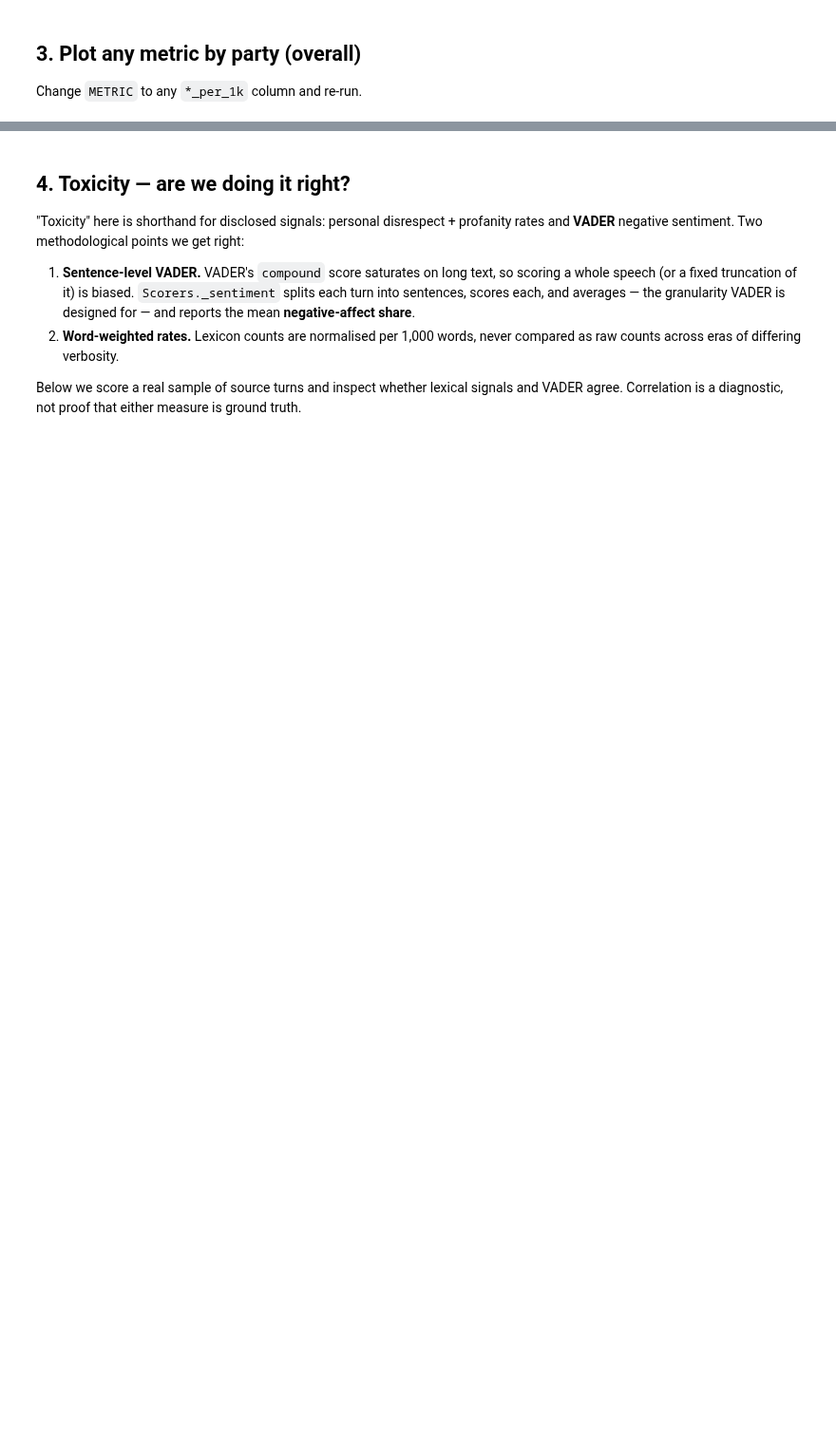
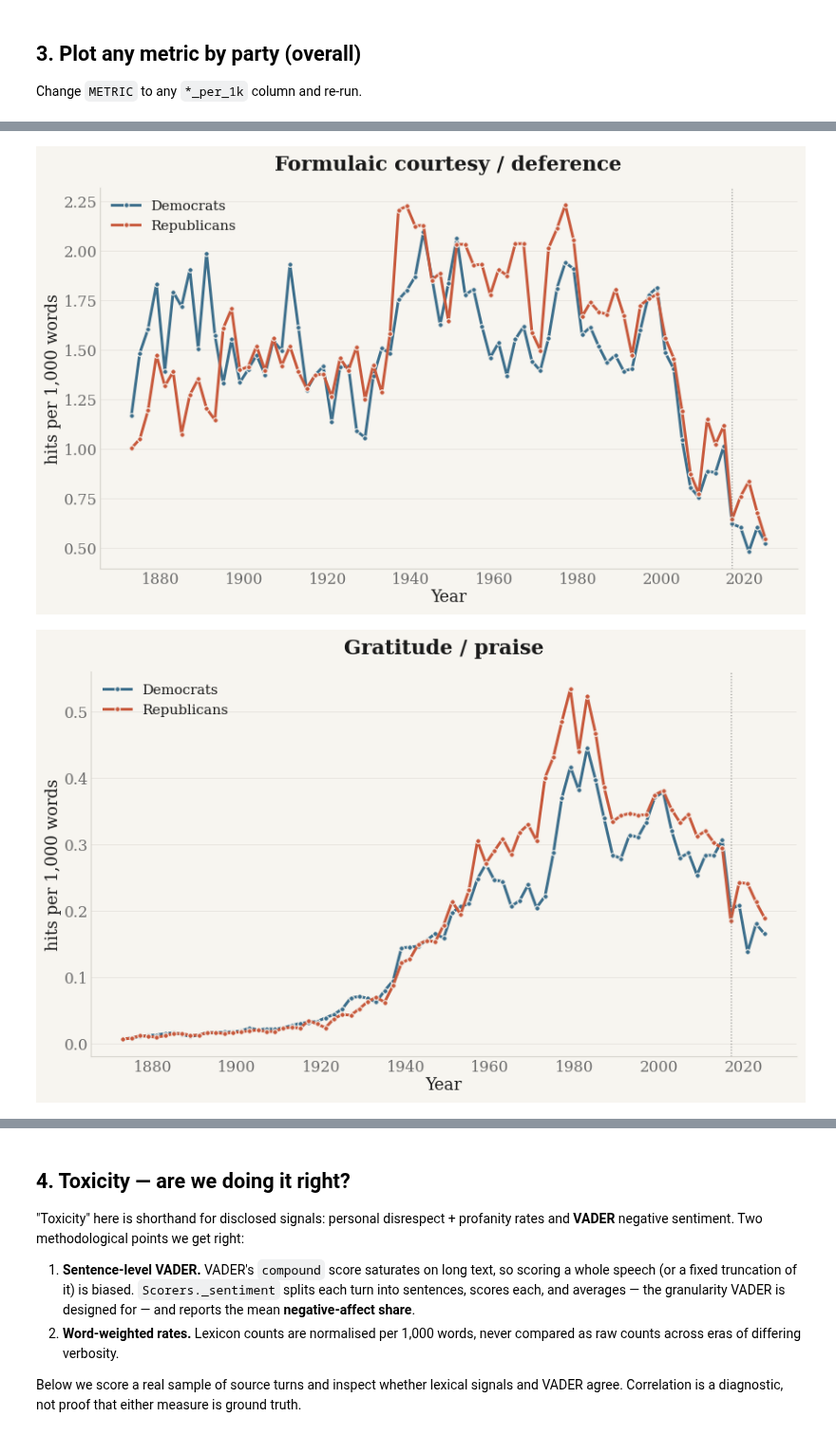
Before and after one commit to hanshanley/congressional_record, a Jupyter notebook: notebooks/congressional_civility.ipynb, the cells around one changed output, grey strips where cells are left out. Shown at 95% size. Drawn from its saved outputs; the diff is of its cells as text; code cells hidden in the pictures; blank space fills up the shorter version.

```diff
--- a/notebooks/congressional_civility.ipynb
+++ b/notebooks/congressional_civility.ipynb
@@ -243,0 +227,7 @@ for metric, title in [
+# %%
+# Headline panels come from the same registry used by aggregation and production plots.
+for spec in HEADLINE_METRICS:
+    plot_metric(spec.rate, spec.title);
+# %% [output]
+[figure, added]
+[figure, added]
```
Also changed, not shown: parts of 11 cells of this notebook, 41 other files.
